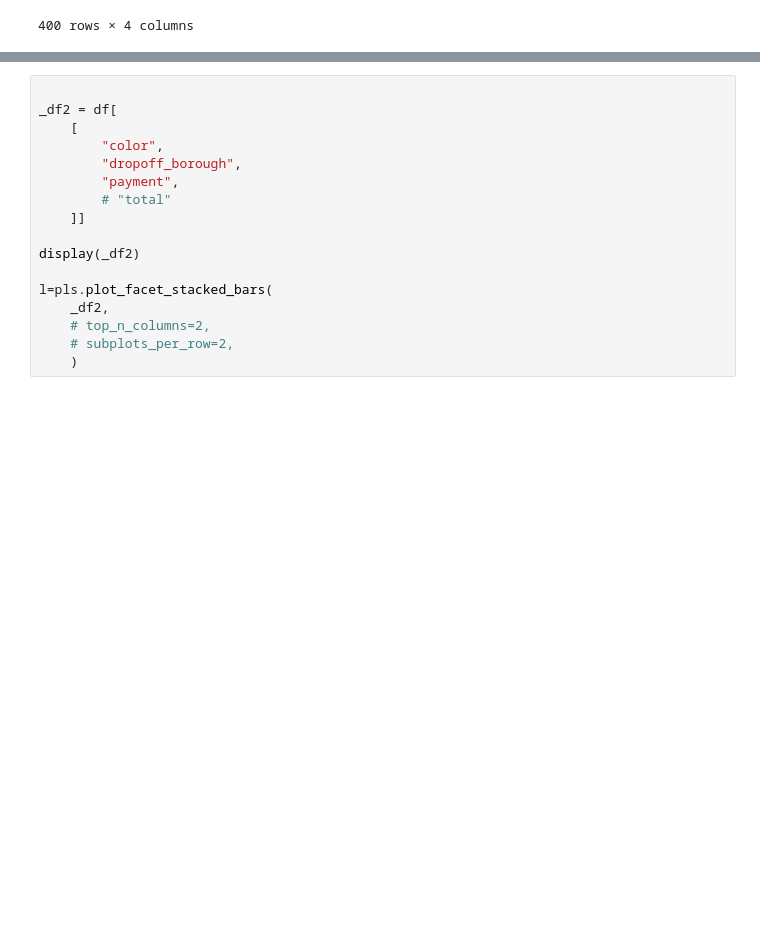
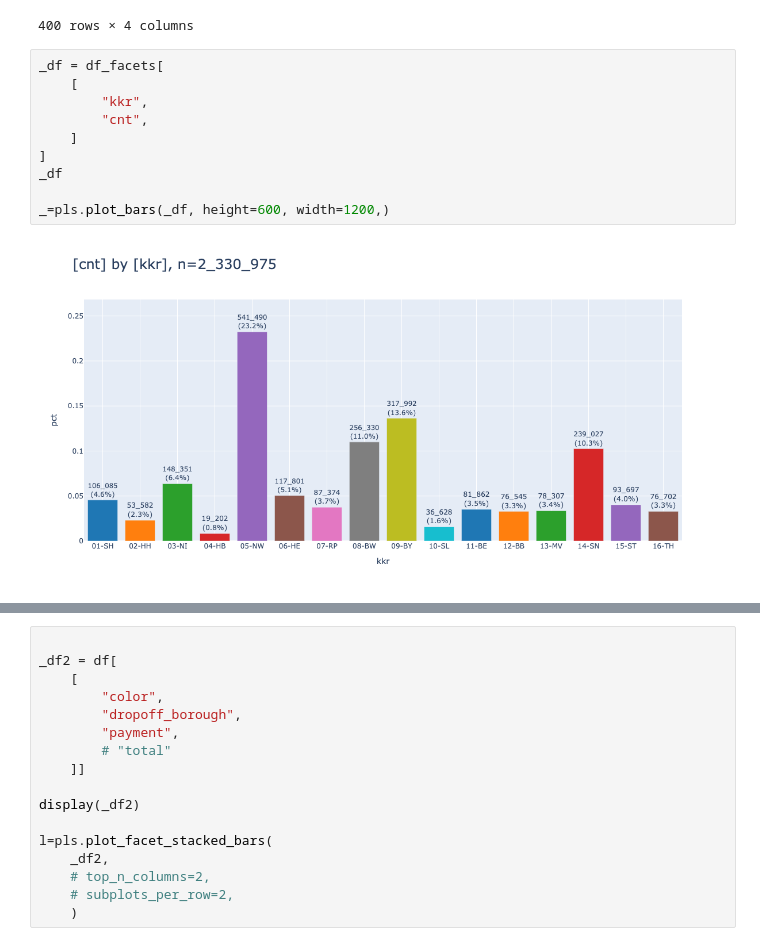
Before and after one commit to smeisegeier/pandas-plots, a Jupyter notebook: src/test.ipynb, the cells around one changed output, grey strips where cells are left out. Cells and saved outputs as stored; diff of their text form; blank space fills up the shorter version.

```diff
--- a/src/test.ipynb
+++ b/src/test.ipynb
@@ -38,6 +38,18 @@ df_facets
 | 398 | 398 | 06-HE | 2005 | 1 |
 | 399 | 399 | 16-TH | 1971 | 1 |
 400 rows × 4 columns
+# %%
+_df = df_facets[
+    [
+        "kkr",
+        "cnt",
+    ]
+]
+_df
+
+_=pls.plot_bars(_df, height=600, width=1200,)
+# %% [output]
+[figure, added]
 # %%
 _df = df_facets[
     [
```
Also changed, not shown: parts of 7 cells of this notebook, 1 other file.
